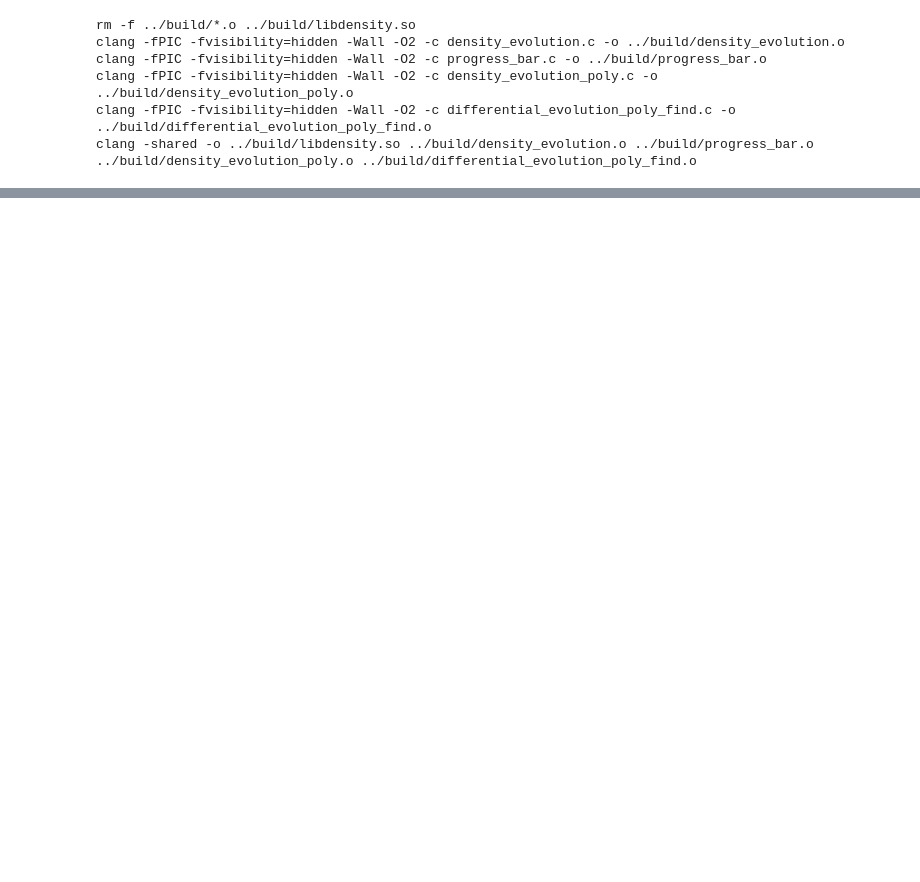
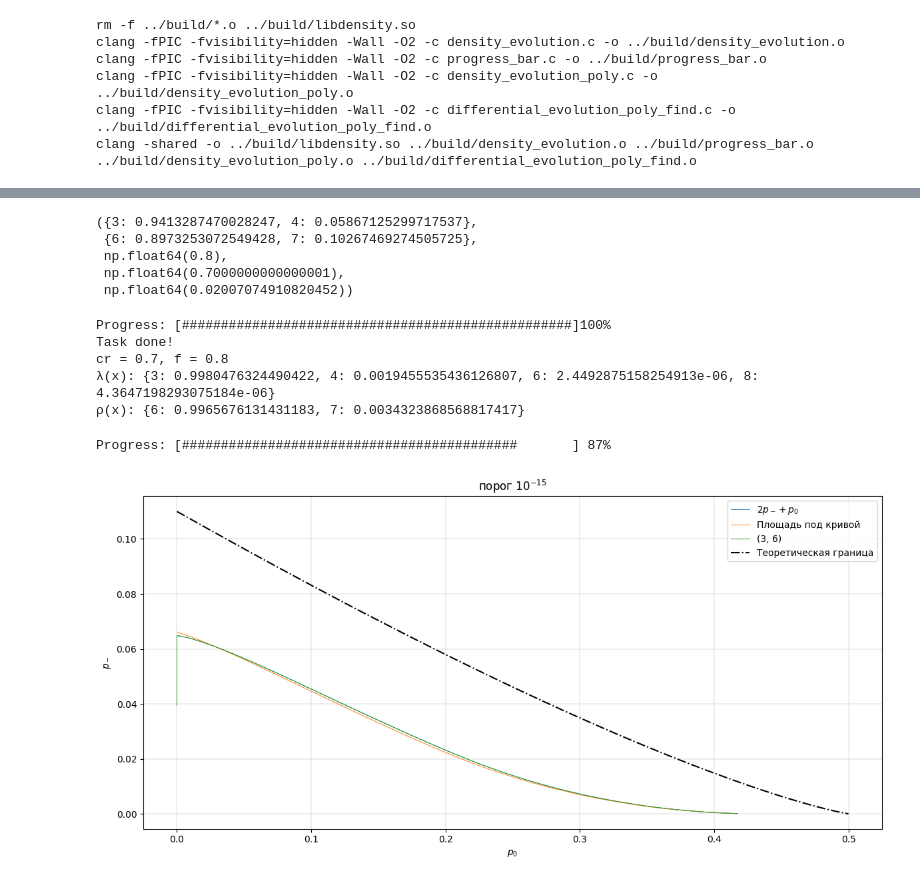
Before and after one commit to FuIluha/ldpc-for-flash-memory, a Jupyter notebook: DE_MinSum_BEC/differential_evolution_lambda.ipynb, the cells around one changed output, grey strips where cells are left out. Saved outputs shown, nothing was run; the diff lists cells and outputs as text; code cells hidden in the pictures; blank space fills up the shorter version.

```diff
--- a/DE_MinSum_BEC/differential_evolution_lambda.ipynb
+++ b/DE_MinSum_BEC/differential_evolution_lambda.ipynb
@@ -159,0 +183,78 @@ NameError: name 'lib' is not defined
+# %%
+max_lmbd, max_rho, max_f, max_cr, max_metr
+# %% [output]
+({3: 0.9413287470028247, 4: 0.05867125299717537},
+ {6: 0.8973253072549428, 7: 0.10267469274505725},
+ np.float64(0.8),
+ np.float64(0.7000000000000001),
+ np.float64(0.02007074910820452))
+# %%
+dv_max = 10
+r = 0.5
+threshold = 1e-15
+n = 100
+cr = 0.7
+f = 0.8
+max_iters = 100
+
+lmbd, rho = differential_evolution_poly_find(dv_max, r, threshold, n, cr, f, max_iters, type_of_metric=0, p_size=100, p_minus_find_iters=10)
+print(f"cr = {cr}, f = {f}")
+print("λ(x):", lmbd)  # степень -> коэффициент
+print("ρ(x):", rho)  # степень -> коэффициент
+# %% [output]
+Progress: [##################################################]100%
+Task done!
+cr = 0.7, f = 0.8
+λ(x): {3: 0.9980476324490422, 4: 0.0019455535436126807, 6: 2.4492875158254913e-06, 8: 4.3647198293075184e-06}
+ρ(x): {6: 0.9965676131431183, 7: 0.0034323868568817417}
+# %%
+plt.figure(figsize=(12, 6))
+# Сетка значений
+p0_vals = np.concatenate([
+    np.logspace(-20, -3, 1000),
+    np.linspace(1e-3, 0.55, 1000, dtype=np.float64)
+])
+p_minus_vals = np.linspace(0, 0.09, 1000, dtype=np.float64)
+
+threshold = 1e-15
+
+not_r = 2
+
+num_iters = 100
+p_minus_find_iters = 10
+
+# 2p_- + p_0
+lmbd = {3: 0.9980476324490422, 4: 0.0019455535436126807, 6: 2.4492875158254913e-06, 8: 4.3647198293075184e-06}
+rho = {6: 0.9965676131431183, 7: 0.0034323868568817417}
+results = density_evolution_grid_irregular(p0_vals, 0.09, p_minus_find_iters, lmbd, rho, num_iters, threshold)
+
+mask = results > -1
+points = np.array([p0_vals[np.argwhere(mask)].ravel(), results[mask].ravel()])
+plt.plot(points[0, :], points[1, :], label=f'$2p_- + p_0$', linewidth=0.7)
+
+# Площадь под кривой
+lmbd = {3: 0.9161037061405171, 4: 0.07342964024367607, 7: 0.0013851114702873432, 10: 0.009081542145519504}
+rho = {6: 0.8214581271793703, 7: 0.17854187282062972}
+results = density_evolution_grid_irregular(p0_vals, 0.09, p_minus_find_iters, lmbd, rho, num_iters, threshold)
+
+mask = results > -1
+points = np.array([p0_vals[np.argwhere(mask)].ravel(), results[mask].ravel()])
+plt.plot(points[0, :], points[1, :], label=f'Площадь под кривой', linewidth=0.7)
+
+for l in range(3, 4):
+    results = density_evolution_grid_irregular(p0_vals, 0.09, p_minus_find_iters, {l:1}, {(not_r*l):1}, num_iters, threshold)
+
+    mask = results > -1
+    points = np.array([p0_vals[np.argwhere(mask)].ravel(), results[mask].ravel()])
+    plt.plot(points[0, :], points[1, :], label=f'({l}, {l*not_r})', linewidth=0.7)
+
+plt.plot(*decoding_limit(), label="Теоретическая граница", color='black', linestyle='-.')
+plt.title(f'порог $10^{{{int(np.log10(threshold))}}}$')
+plt.xlabel('$p_0$')
+plt.ylabel('$p_-$')
+plt.grid(linewidth=0.3)
+plt.legend()
+plt.tight_layout()
+# %% [output]
+Progress: [###########################################       ] 87%
+[figure, added]
```
Also changed, not shown: parts of 10 cells of this notebook, 9 other files.
